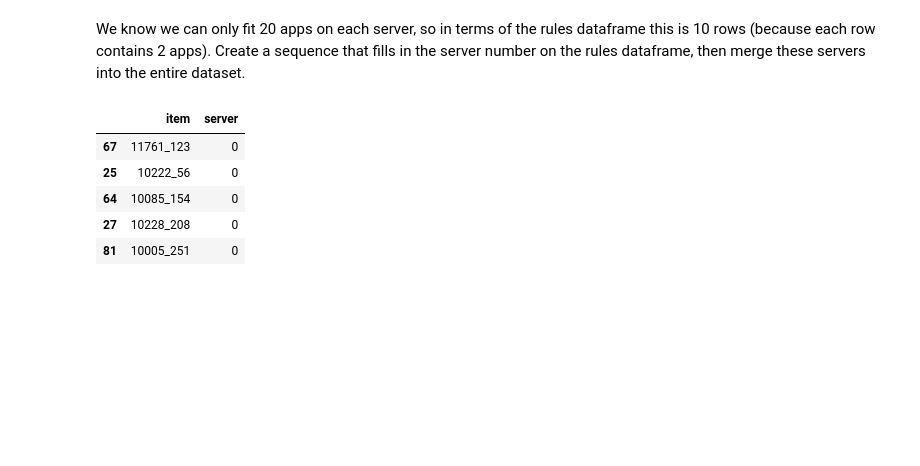
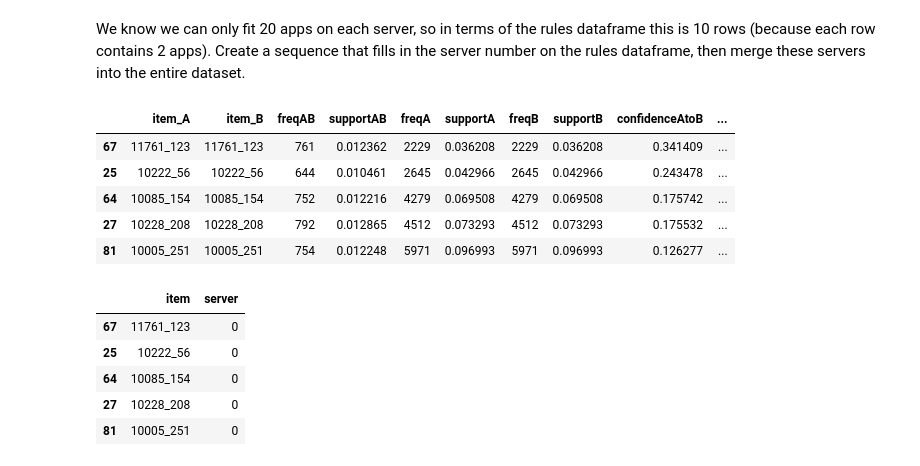
Before and after one commit to nrb75/Manifold, a Jupyter notebook: association_generator.ipynb, the cells around one changed output. Cells and saved outputs as stored; diff of their text form; code cells hidden in the pictures; blank space fills up the shorter version.

```diff
--- a/association_generator.ipynb
+++ b/association_generator.ipynb
@@ -196,6 +219,15 @@ servers_rule_list=np.repeat(servers_rule_list,pairs_server)
 servers_rule_list=servers_rule_list[0:len(rules)]
 # %%
 rules['server']=servers_rule_list
+# %%
+rules.head()
+# %% [output]
+|  | item_A | item_B | freqAB | supportAB | freqA | supportA | freqB | supportB | confidenceAtoB | ... |
+| 67 | 11761_123 | 11761_123 | 761 | 0.012362 | 2229 | 0.036208 | 2229 | 0.036208 | 0.341409 | ... |
+| 25 | 10222_56 | 10222_56 | 644 | 0.010461 | 2645 | 0.042966 | 2645 | 0.042966 | 0.243478 | ... |
+| 64 | 10085_154 | 10085_154 | 752 | 0.012216 | 4279 | 0.069508 | 4279 | 0.069508 | 0.175742 | ... |
+| 27 | 10228_208 | 10228_208 | 792 | 0.012865 | 4512 | 0.073293 | 4512 | 0.073293 | 0.175532 | ... |
+| 81 | 10005_251 | 10005_251 | 754 | 0.012248 | 5971 | 0.096993 | 5971 | 0.096993 | 0.126277 | ... |
 # %%
 rules_A=rules[['item_A', 'server']]
 rules_B=rules[['item_B', 'server']]
```
Also changed, not shown: parts of 35 cells of this notebook.
